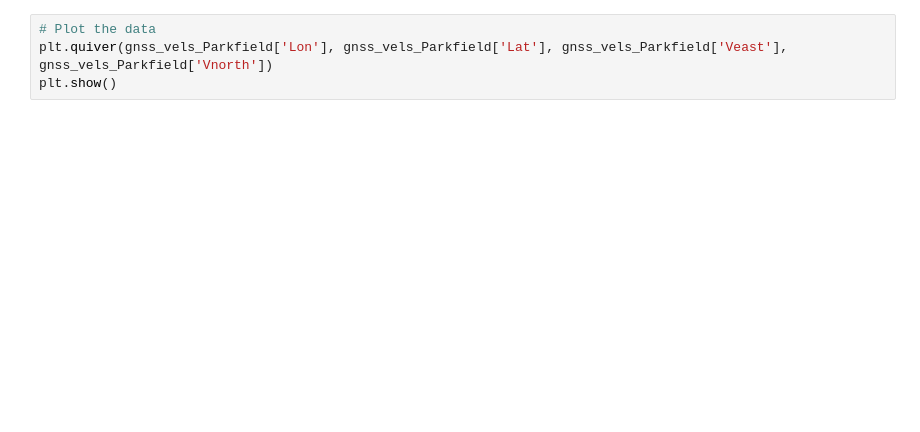
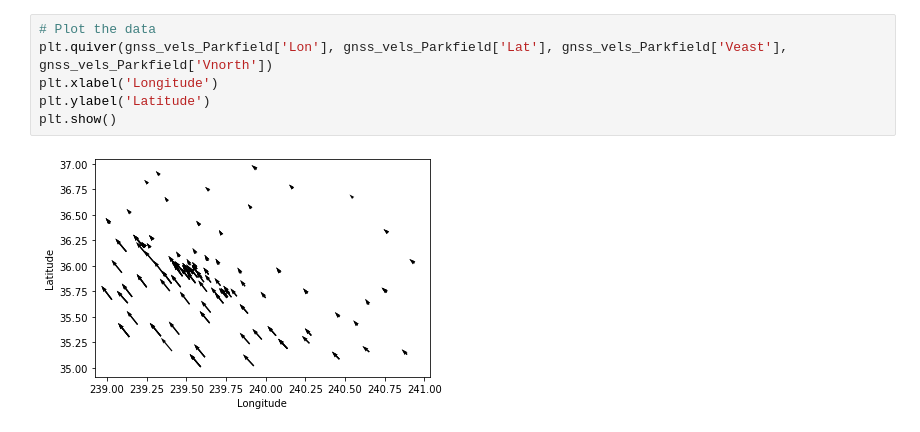
Before and after one commit to jlmaurer/GE6146, a Jupyter notebook: notebooks/Lab 1b - Seismic Hazard from GNSS Data.ipynb, the cells around one changed output. Cells and saved outputs as stored; diff of their text form; blank space fills up the shorter version.

```diff
--- a/notebooks/Lab 1b - Seismic Hazard from GNSS Data.ipynb
+++ b/notebooks/Lab 1b - Seismic Hazard from GNSS Data.ipynb
@@ -29,4 +40,8 @@ gnss_vels_Parkfield.head()
 # %%
 # Plot the data
 plt.quiver(gnss_vels_Parkfield['Lon'], gnss_vels_Parkfield['Lat'], gnss_vels_Parkfield['Veast'], gnss_vels_Parkfield['Vnorth'])
+plt.xlabel('Longitude')
+plt.ylabel('Latitude')
 plt.show()
+# %% [output]
+[figure, added]
```
Also changed, not shown: parts of 6 cells of this notebook, 4 other files.
